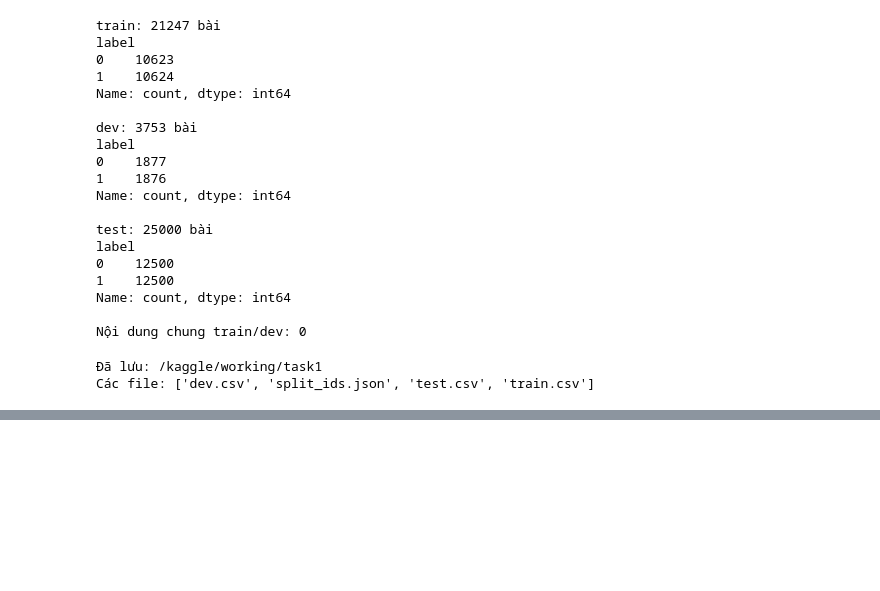
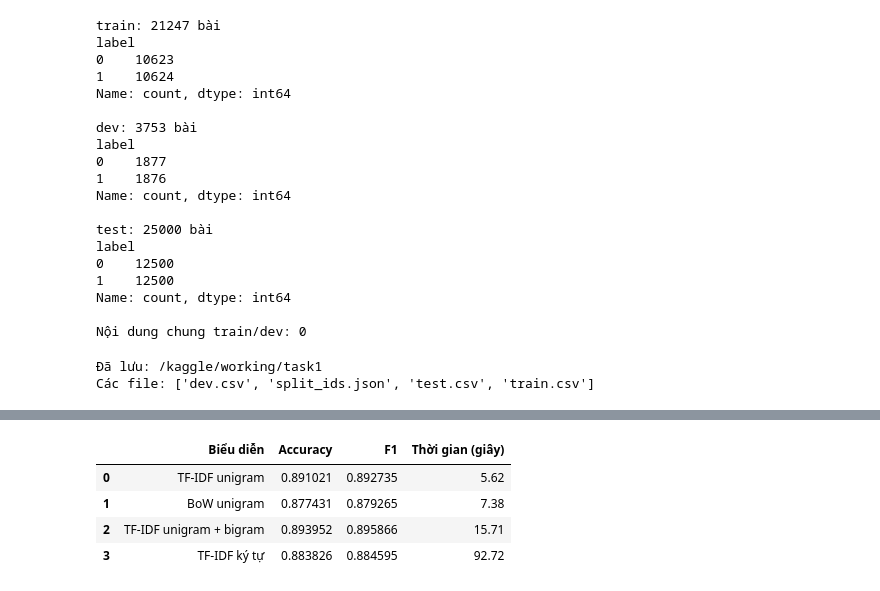
Before and after one commit to bangphan1311/NLP, a Jupyter notebook: HW03_IMDB/notebooks/hw03-imdb-sentiment.ipynb, the cells around one changed output, grey strips where cells are left out. Saved outputs shown, nothing was run; the diff lists cells and outputs as text; code cells hidden in the pictures; blank space fills up the shorter version.

```diff
--- a/HW03_IMDB/notebooks/hw03-imdb-sentiment.ipynb
+++ b/HW03_IMDB/notebooks/hw03-imdb-sentiment.ipynb
@@ -468,3 +468,22 @@ print("Các file:", sorted(p.name for p in output_dir.iterdir()))
 # %% [output]
 Đã lưu: /kaggle/working/task1
 Các file: ['dev.csv', 'split_ids.json', 'test.csv', 'train.csv']
+# %%
+from sklearn.feature_extraction.text import (
+    TfidfVectorizer, ENGLISH_STOP_WORDS
+)
+from sklearn.linear_model import LogisticRegression
+from sklearn.pipeline import Pipeline
+from sklearn.metrics import accuracy_score, f1_score
+import time
+
+negations = {"no", "nor", "not", "never", "cannot"}
+
+stopword_options = {
+    "Không bỏ stopword": None,
+    "Bỏ stopword": sorted(ENGLISH_STOP_WORDS),
+    "Giữ phủ định": sorted(ENGLISH_STOP_WORDS - negations)
+}
+
+print("Từ phủ định được giữ lại:",
+      sorted(ENGLISH_STOP_WORDS & negations))
@@ -470,0 +536,58 @@ Các file: ['dev.csv', 'split_ids.json', 'test.csv', 'train.csv']
+# %%
+from sklearn.feature_extraction.text import CountVectorizer
+
+common = {
+    "stop_words": stopword_options["Bỏ stopword"],
+    "token_pattern": r"(?u)\b\w+(?:['’]\w+)*\b",
+    "max_features": 30000
+}
+
+vectorizers = {
+    "BoW unigram": CountVectorizer(**common),
+    "TF-IDF unigram + bigram": TfidfVectorizer(
+        **common, ngram_range=(1, 2)
+    ),
+    "TF-IDF ký tự": TfidfVectorizer(
+        analyzer="char", ngram_range=(3, 5), max_features=30000
+    )
+}
+
+baseline = stopword_results.iloc[1]
+
+feature_results = [{
+    "Biểu diễn": "TF-IDF unigram",
+    "Accuracy": baseline["Accuracy"],
+    "F1": baseline["F1"],
+    "Thời gian (giây)": baseline["Thời gian (giây)"]
+}]
+
+feature_models = {
+    "TF-IDF unigram": stopword_models["Bỏ stopword"]
+}
+
+for name, vectorizer in vectorizers.items():
+    start = time.perf_counter()
+
+    model = Pipeline([
+        ("vectorizer", vectorizer),
+        ("classifier", LogisticRegression(
+            C=1.0, solver="liblinear",
+            max_iter=1000, random_state=42
+        ))
+    ])
+
+    model.fit(train_df["clean_text"], train_df["label"])
+    predictions = model.predict(dev_df["clean_text"])
+
+    feature_results.append({
+        "Biểu diễn": name,
+        "Accuracy": accuracy_score(dev_df["label"], predictions),
+        "F1": f1_score(dev_df["label"], predictions),
+        "Thời gian (giây)": round(time.perf_counter() - start, 2)
+    })
+    feature_models[name] = model
+    print("Đã chạy:", name)
+
+feature_results = pd.DataFrame(feature_results)
+display(feature_results)
+# %% [output]
@@ -470,0 +597,5 @@ Các file: ['dev.csv', 'split_ids.json', 'test.csv', 'train.csv']
+|  | Biểu diễn | Accuracy | F1 | Thời gian (giây) |
+| 0 | TF-IDF unigram | 0.891021 | 0.892735 | 5.62 |
+| 1 | BoW unigram | 0.877431 | 0.879265 | 7.38 |
+| 2 | TF-IDF unigram + bigram | 0.893952 | 0.895866 | 15.71 |
+| 3 | TF-IDF ký tự | 0.883826 | 0.884595 | 92.72 |
```
Also changed, not shown: parts of 10 cells of this notebook, 4 other files.
